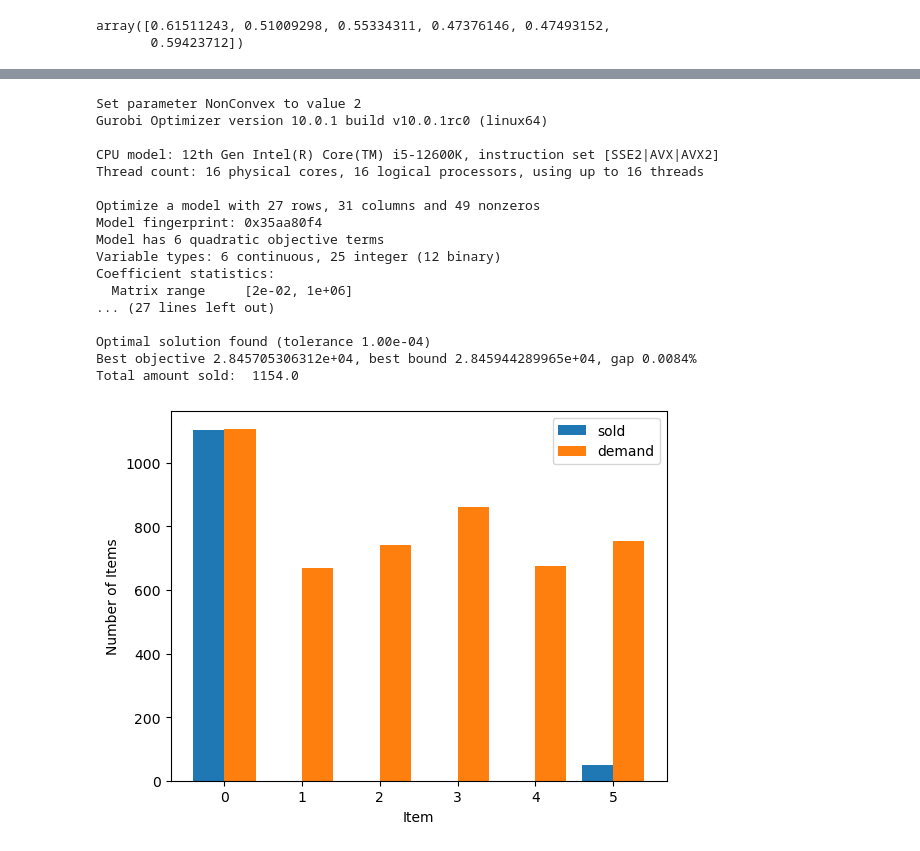
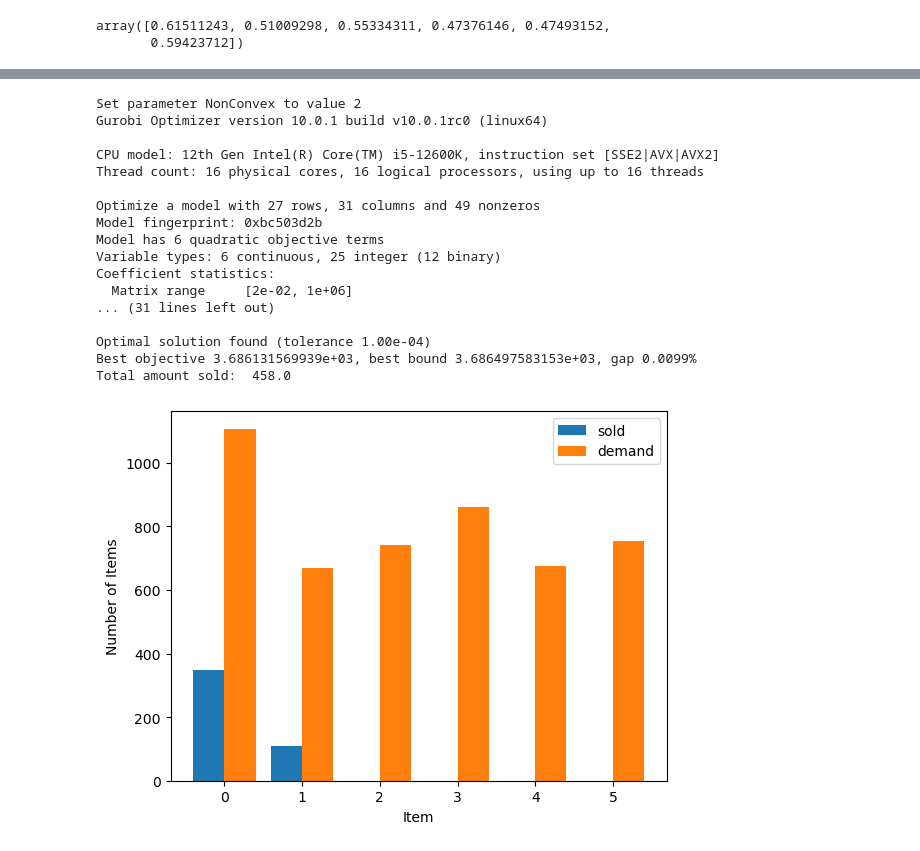
Before and after one commit to owowouwu/optimisation-ass-2, a Jupyter notebook: model_with_shipping_tobuy.ipynb, the cells around one changed output, grey strips where cells are left out. Drawn from its saved outputs; the diff is of its cells as text; code cells hidden in the pictures.

```diff
--- a/model_with_shipping_tobuy.ipynb
+++ b/model_with_shipping_tobuy.ipynb
@@ -179,40 +216,40 @@ array([0.61511243, 0.51009298, 0.55334311, 0.47376146, 0.47493152,
 # %%
-BUDGET = 5e4
+BUDGET = 2e4
 
 # inventory for each category, we will set this to be a proportion of the number of customers
-INVENTORY_SPACE = n_customers['computers_accessories'] * 0.75
+INVENTORY_SPACE = 10000
 
-BULK_PURCHASE_COST = 1e2
+BULK_PURCHASE_COST = 1e3
 BULK_WEIGHT = 1e4
 m,data = run_model()
 # the budget
 
 sold_items = data['computers_accessories']['sold']
 plt.bar(np.arange(6) - 0.2, sold_items, 0.4, label = 'sold')
 plt.bar(np.arange(6) + 0.2, max_customers, 0.4, label = 'demand')
 plt.legend()
 plt.xlabel("Item")
 plt.ylabel("Number of Items")
 print("Total amount sold: ", np.sum(sold_items))
 # %% [output]
 Set parameter NonConvex to value 2
 Gurobi Optimizer version 10.0.1 build v10.0.1rc0 (linux64)
 
 CPU model: 12th Gen Intel(R) Core(TM) i5-12600K, instruction set [SSE2|AVX|AVX2]
 Thread count: 16 physical cores, 16 logical processors, using up to 16 threads
 
 Optimize a model with 27 rows, 31 columns and 49 nonzeros
-Model fingerprint: 0x35aa80f4
+Model fingerprint: 0xbc503d2b
 Model has 6 quadratic objective terms
 Variable types: 6 continuous, 25 integer (12 binary)
 Coefficient statistics:
   Matrix range     [2e-02, 1e+06]
-... (27 lines left out)
+... (31 lines left out)
 
 Optimal solution found (tolerance 1.00e-04)
-Best objective 2.845705306312e+04, best bound 2.845944289965e+04, gap 0.0084%
-Total amount sold:  1154.0
+Best objective 3.686131569939e+03, best bound 3.686497583153e+03, gap 0.0099%
+Total amount sold:  458.0
-[figure, old version]
+[figure, new version]
 # %%
 data
 # %% [output]
```
Also changed, not shown: parts of 2 cells of this notebook, 12 other files.
